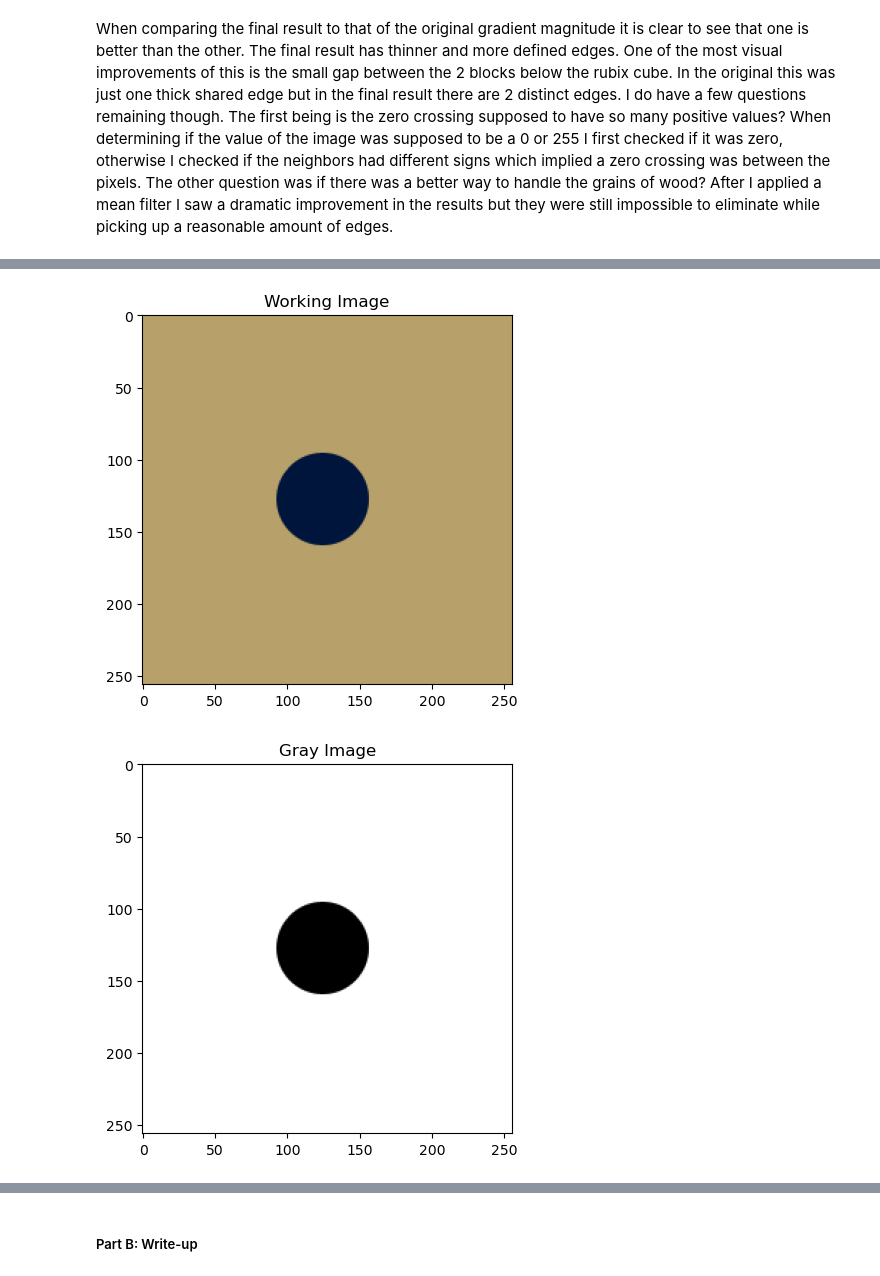
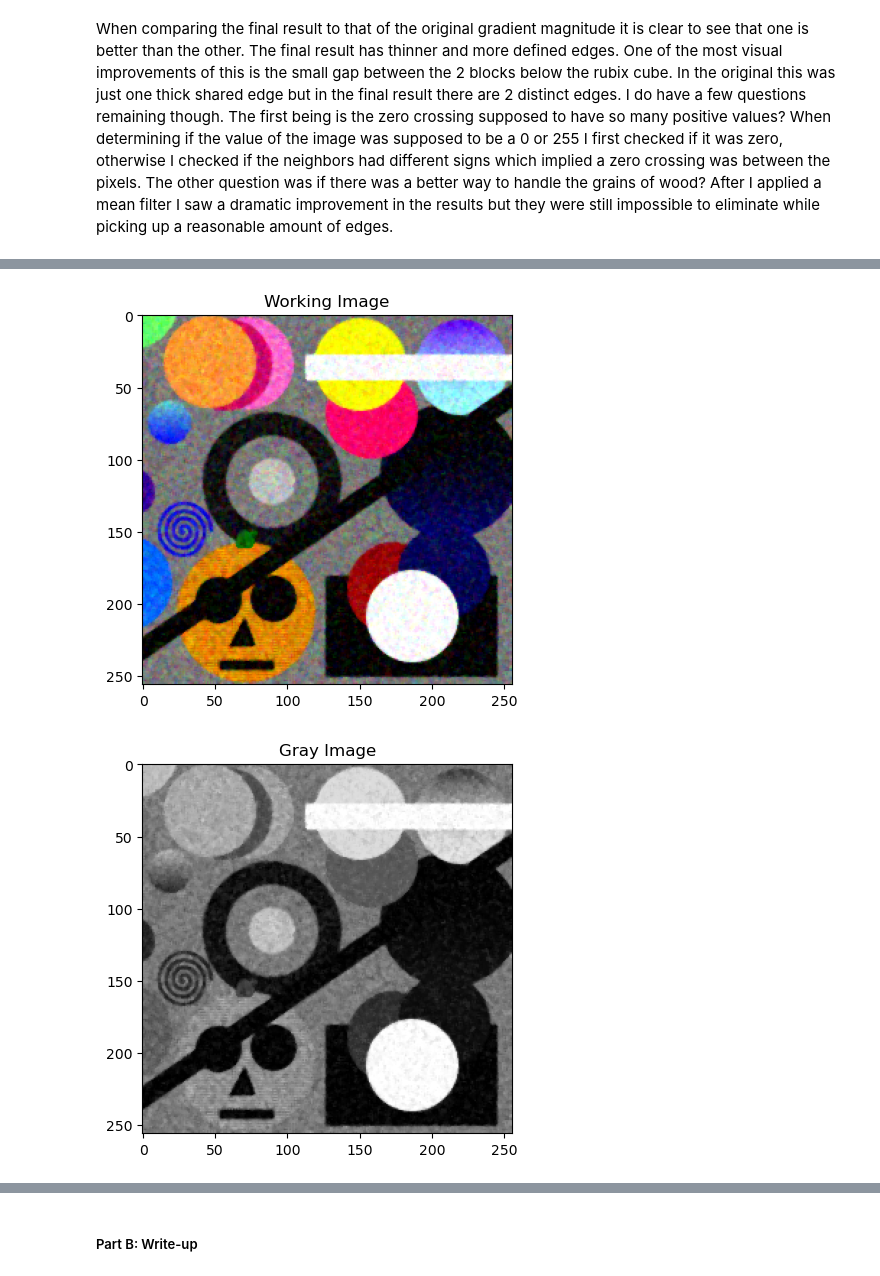
Before and after one commit to BrennanBertola/CS450, a Jupyter notebook: proj1-edges-hough/Project1-Edges-Hough.ipynb, the cells around one changed output, grey strips where cells are left out. Drawn from its saved outputs; the diff is of its cells as text; code cells hidden in the pictures.

```diff
--- a/proj1-edges-hough/Project1-Edges-Hough.ipynb
+++ b/proj1-edges-hough/Project1-Edges-Hough.ipynb
@@ -173,23 +172,23 @@ circles.png:
 # %%
 import cv2
 
 def toGray(image):
     result = .299*image[:,:,0] + .587*image[:,:,1] + .144*image[:,:,2]
     return result
 
 def filterImg(image):
     xLen,yLen,_ = image.shape
     result = cv2.medianBlur(image, 3)
     return result
 
 origImg = plt.imread('simplecircle.png')
-#origImg = plt.imread('circles.png')
+origImg = plt.imread('circles.png')
 # origImg = cv2.copyMakeBorder(origImg, 1, 1, 1, 1, cv2.BORDER_CONSTANT)
 workImg = filterImg(origImg)
-grayImg = toGray(origImg)
+grayImg = toGray(workImg)
 plt.imshow(workImg, cmap='gray');plt.title("Working Image");plt.show()
 plt.imshow(grayImg, cmap='gray');plt.title("Gray Image");plt.show()
 plt.imshow(origImg);plt.title("Original Image");plt.show()
 # %% [output]
-[figure, old version]
+[figure, new version]
-[figure, old version]
+[figure, new version]
```
Also changed, not shown: parts of 5 cells of this notebook.
